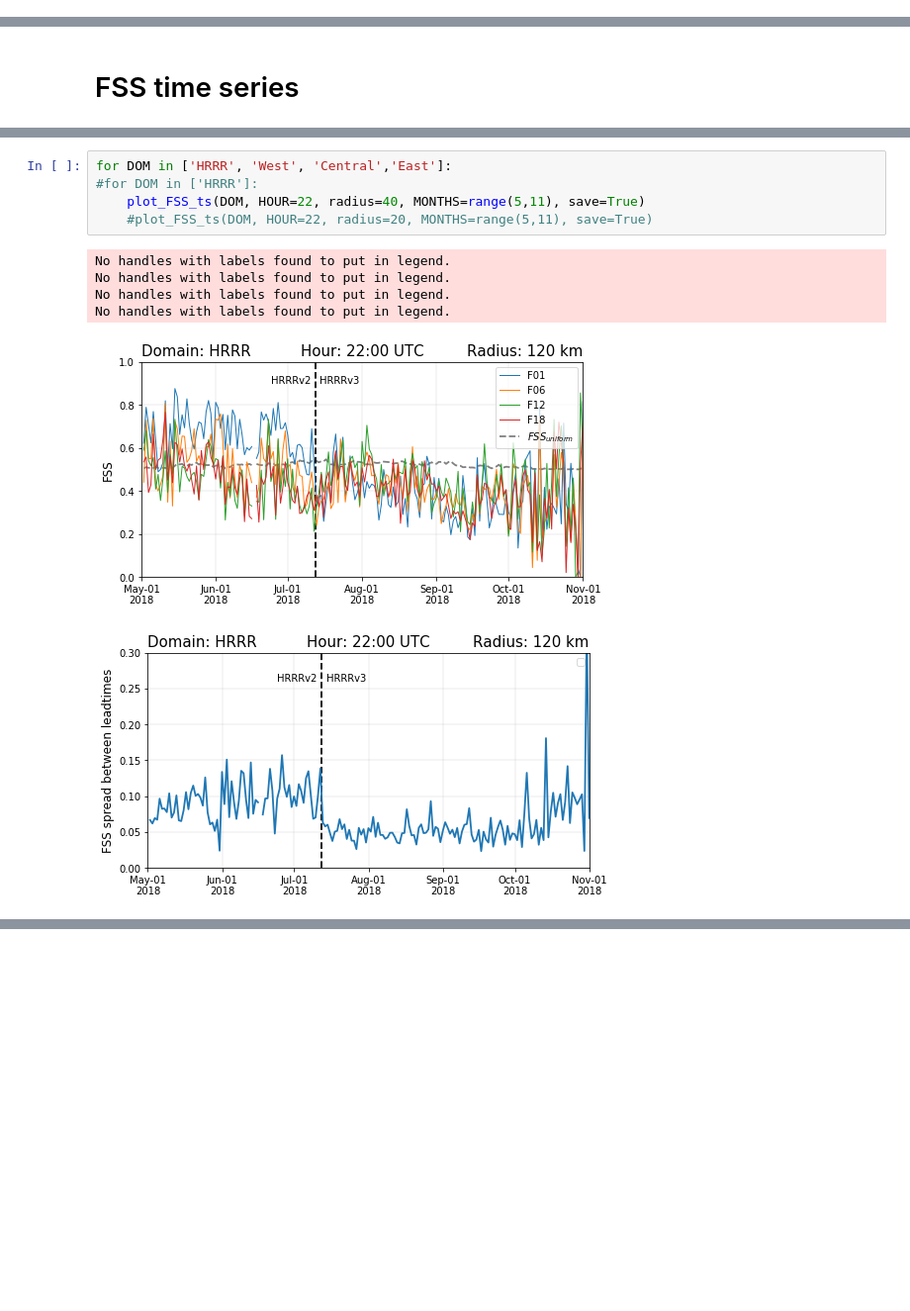
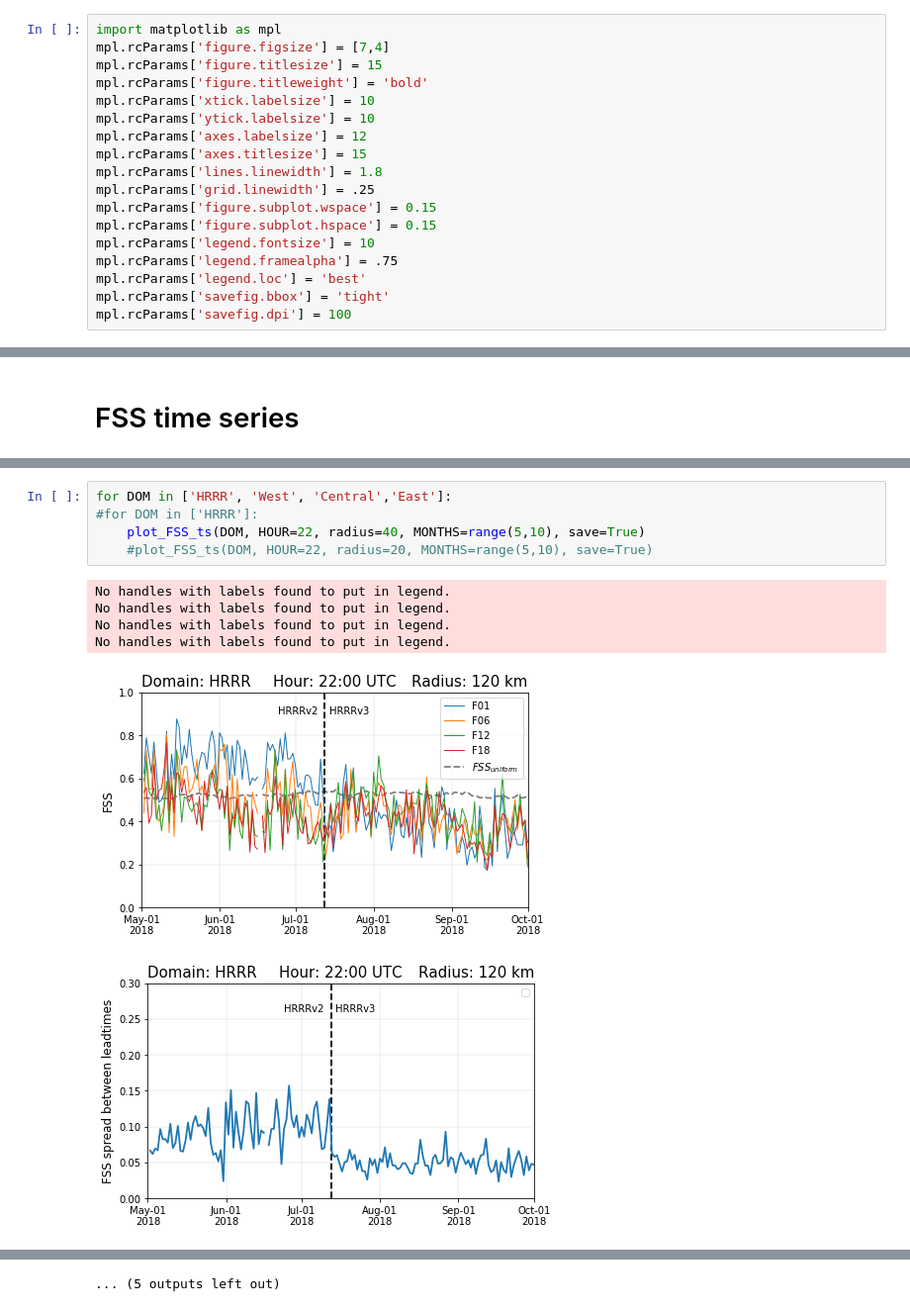
Before and after one commit to blaylockbk/pyBKB_v3, a Jupyter notebook: publications/GLM_HRRR/FXX_timeseries_and_violin.ipynb, the cells around one changed output, grey strips where cells are left out. Shown at 99% size. Drawn from its saved outputs; the diff is of its cells as text; blank space fills up the shorter version.

```diff
--- a/publications/GLM_HRRR/FXX_timeseries_and_violin.ipynb
+++ b/publications/GLM_HRRR/FXX_timeseries_and_violin.ipynb
@@ -44,6 +27,24 @@ from BB_wx_calcs.binary_events import hit_rate, false_alarm_ratio, base_rate
 
 from BB_HRRR.HRRR_paths import get_domains
 #from BB_GOES.get_GLM import get_GLM_file_nearesttime, accumulate_GLM_FAST
+# %%
+import matplotlib as mpl
+mpl.rcParams['figure.figsize'] = [7,4]
+mpl.rcParams['figure.titlesize'] = 15
+mpl.rcParams['figure.titleweight'] = 'bold'
+mpl.rcParams['xtick.labelsize'] = 10
+mpl.rcParams['ytick.labelsize'] = 10
+mpl.rcParams['axes.labelsize'] = 12
+mpl.rcParams['axes.titlesize'] = 15
+mpl.rcParams['lines.linewidth'] = 1.8
+mpl.rcParams['grid.linewidth'] = .25
+mpl.rcParams['figure.subplot.wspace'] = 0.15
+mpl.rcParams['figure.subplot.hspace'] = 0.15
+mpl.rcParams['legend.fontsize'] = 10
+mpl.rcParams['legend.framealpha'] = .75
+mpl.rcParams['legend.loc'] = 'best'
+mpl.rcParams['savefig.bbox'] = 'tight'
+mpl.rcParams['savefig.dpi'] = 100
 # %%
 os.getcwd()
 # %% [output]
@@ -489,12 +567,12 @@ def plot_FSS_ts(DOMAIN, HOUR, radius, MONTHS=range(5,11), save=True):
 # %%
 for DOM in ['HRRR', 'West', 'Central','East']:
 #for DOM in ['HRRR']:
-    plot_FSS_ts(DOM, HOUR=22, radius=40, MONTHS=range(5,11), save=True)
-    #plot_FSS_ts(DOM, HOUR=22, radius=20, MONTHS=range(5,11), save=True)
+    plot_FSS_ts(DOM, HOUR=22, radius=40, MONTHS=range(5,10), save=True)
+    #plot_FSS_ts(DOM, HOUR=22, radius=20, MONTHS=range(5,10), save=True)
 # %% [output]
 No handles with labels found to put in legend.
 No handles with labels found to put in legend.
 No handles with labels found to put in legend.
 No handles with labels found to put in legend.
-[figure, old version]
+[figure, new version]
-[figure, old version]
+[figure, new version]
@@ -506,0 +588 @@ No handles with labels found to put in legend.
+... (5 outputs left out)
```
Also changed, not shown: parts of 3 cells of this notebook, 5 other files.
